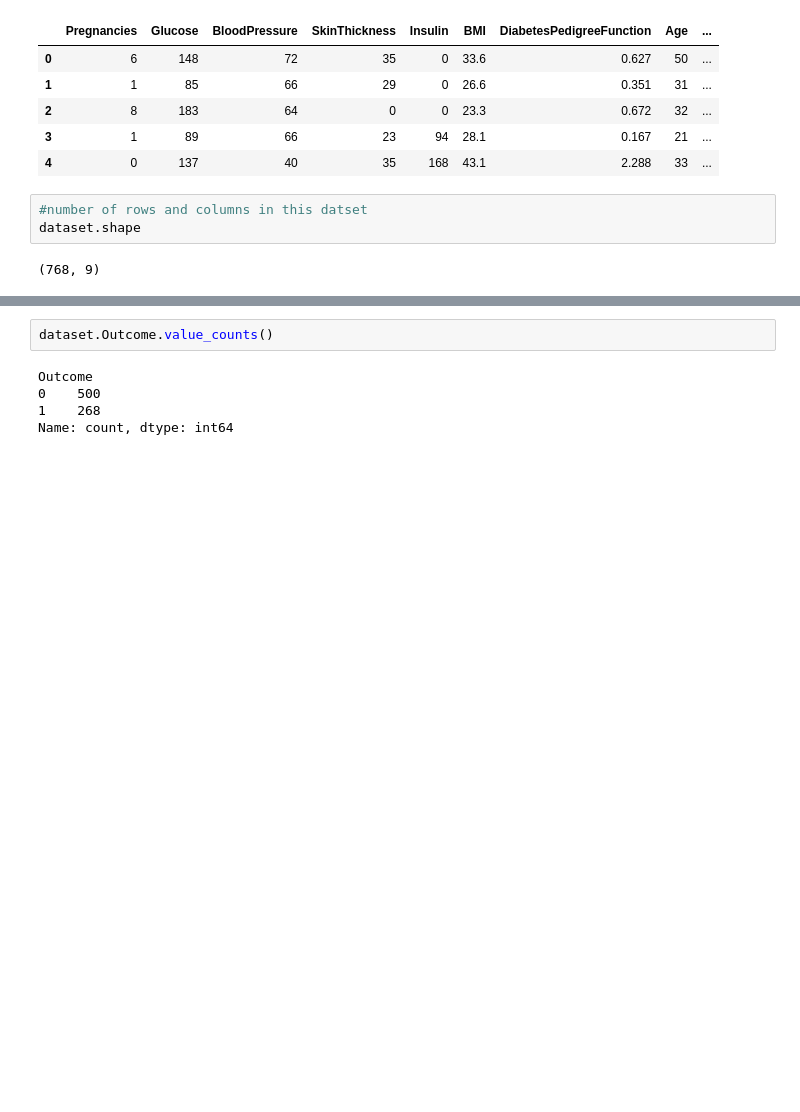
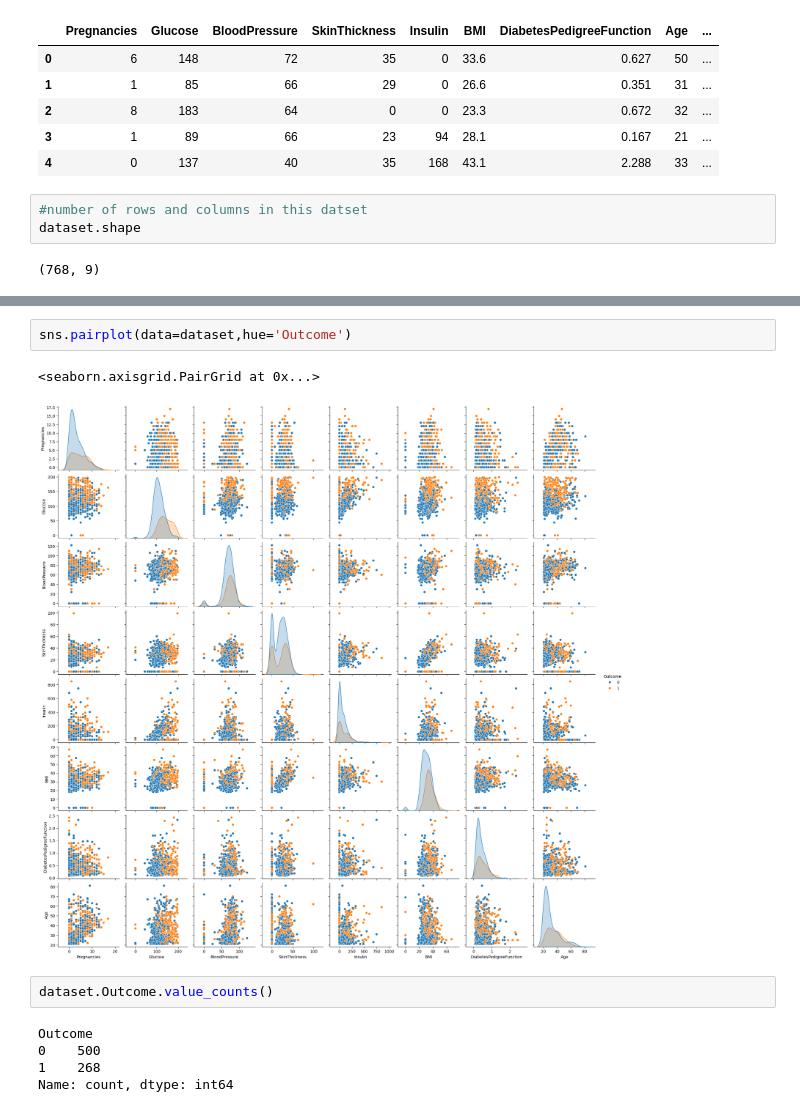
Before and after one commit to AmiteshVerma03/Diabetes_Prediction, a Jupyter notebook: Diabetes.ipynb, the cells around one changed output, grey strips where cells are left out. Saved outputs shown, nothing was run; the diff lists cells and outputs as text; blank space fills up the shorter version.

```diff
--- a/Diabetes.ipynb
+++ b/Diabetes.ipynb
@@ -41,6 +41,11 @@ dataset.describe()
 | 50% | 3.000000 | 117.000000 | 72.000000 | 23.000000 | 30.500000 | 32.000000 | 0.372500 | 29.000000 | ... |
 | 75% | 6.000000 | 140.250000 | 80.000000 | 32.000000 | 127.250000 | 36.600000 | 0.626250 | 41.000000 | ... |
 | max | 17.000000 | 199.000000 | 122.000000 | 99.000000 | 846.000000 | 67.100000 | 2.420000 | 81.000000 | ... |
+# %%
+sns.pairplot(data=dataset,hue='Outcome')
+# %% [output]
+<seaborn.axisgrid.PairGrid at 0x...>
+[figure, added]
 # %%
 dataset.Outcome.value_counts()
 # %% [output]
```
Also changed, not shown: parts of 2 cells of this notebook.
